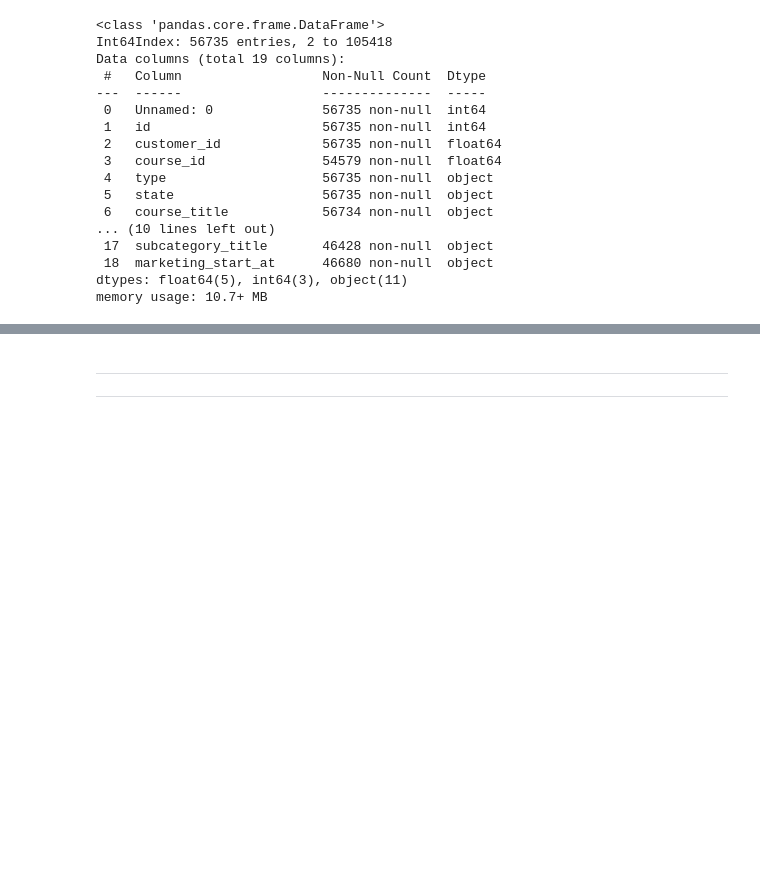
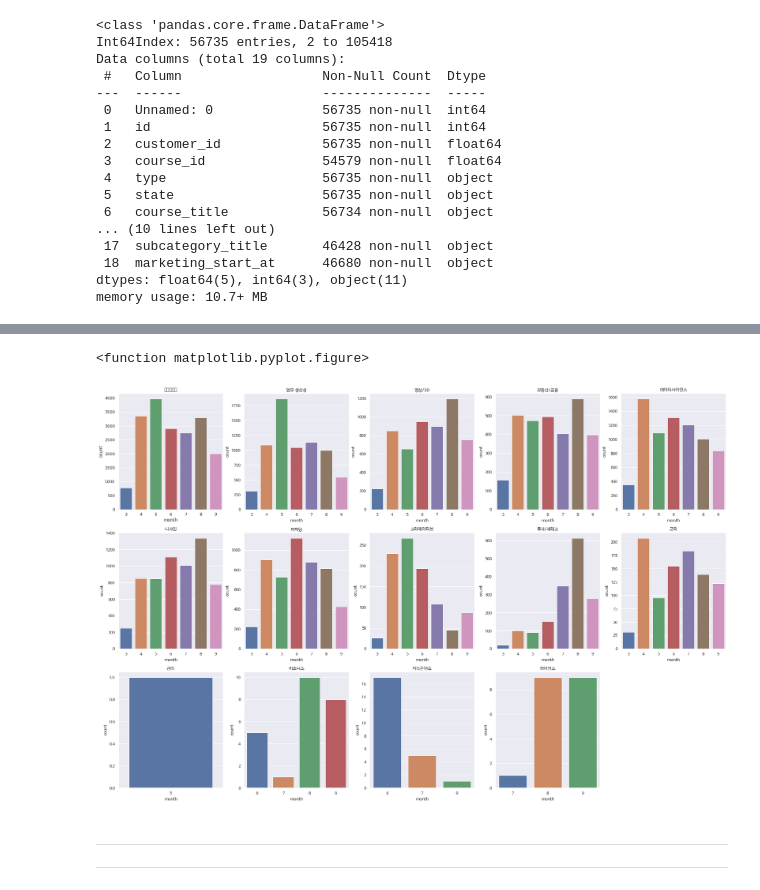
Before and after one commit to y001003/team6-MIniproject-, a Jupyter notebook: fast_campus_eda_ipynb의_사본.ipynb, the cells around one changed output, grey strips where cells are left out. Cells and saved outputs as stored; diff of their text form; code cells hidden in the pictures; blank space fills up the shorter version.

```diff
--- a/fast_campus_eda_ipynb의_사본.ipynb
+++ b/fast_campus_eda_ipynb의_사본.ipynb
@@ -416,10 +457,12 @@ sns.countplot(data = df_new_month[df_new_month['category_title'] == '비즈니
 # %%
-sns.set(rc={'figure.figsize':(15, 5)})
-plt.figure(figsize=(20,15))
+sns.set(rc={'figure.figsize':(20, 20)})
+plt.figure(figsize=(30,20))
 for i in range(len(category)):
-    if str(df_new_month['category_title'].unique()[i]) == 'nan':
-        continue
     plt.subplot(3,5,i+1)
-    ax = sns.countplot(data = df_new_month[df_new_month['category_title'] == category[i] ], x='month')
+    plt.rc('font', family='NanumBarunGothic')
+    ax = sns.countplot(data = df_new_month[ df_new_month['category_title'] == category[i] ], x='month')
     ax.set_title(category[i])
 plt.figure
+# %% [output]
+<function matplotlib.pyplot.figure>
+[figure, added]
```
Also changed, not shown: parts of 16 cells of this notebook.
